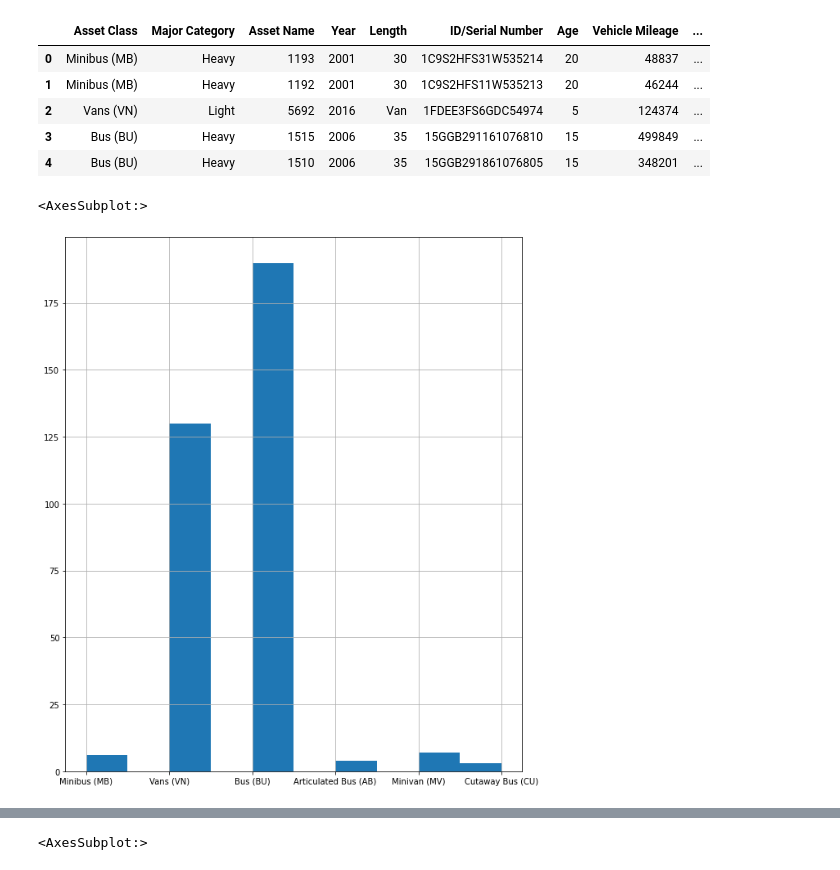
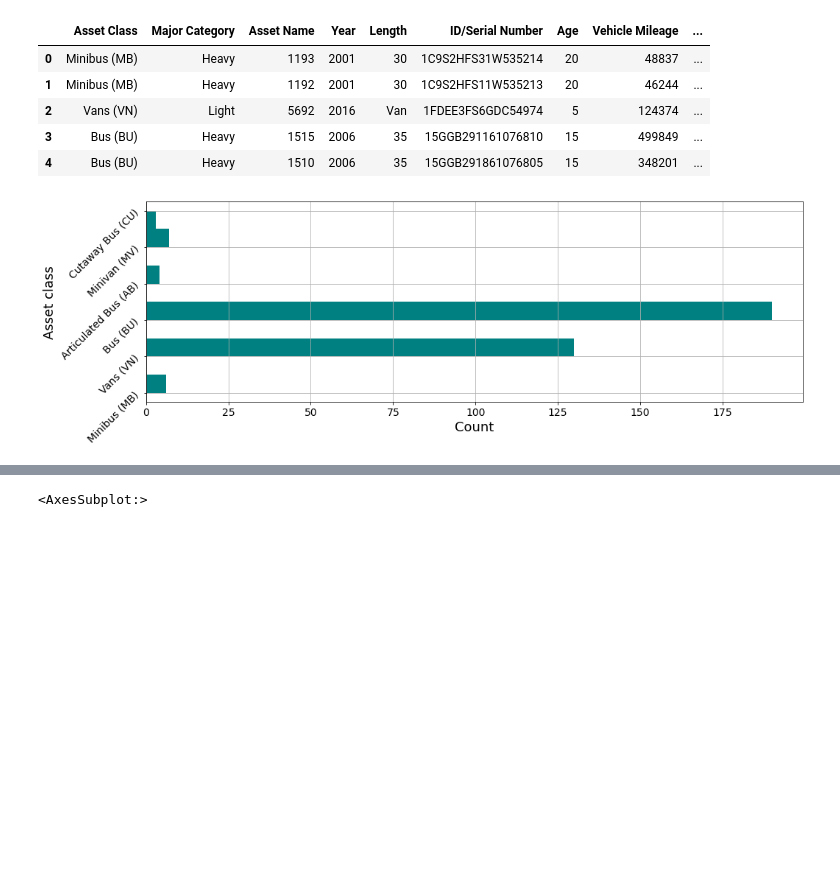
Before and after one commit to narslab/transit-electrification-futures, a Jupyter notebook: bin/jupyter/vehicles.ipynb, the cells around one changed output, grey strips where cells are left out. Drawn from its saved outputs; the diff is of its cells as text; code cells hidden in the pictures; blank space fills up the shorter version.

```diff
--- a/bin/jupyter/vehicles.ipynb
+++ b/bin/jupyter/vehicles.ipynb
@@ -47,8 +47,13 @@ df4.head()
 | 3 | Bus (BU) | Heavy | 1515 | 2006 | 35 | 15GGB291161076810 | 15 | 499849 | ... |
 | 4 | Bus (BU) | Heavy | 1510 | 2006 | 35 | 15GGB291861076805 | 15 | 348201 | ... |
 # %%
-df4['Asset Class'].hist(figsize = (10,12))
+fig, ax = plt.subplots()
+df4['Asset Class'].hist(rwidth=20 , figsize = (16,5), orientation='horizontal', color='teal')
+plt.ylabel("Asset class", fontsize=18)
+plt.xlabel("Count", fontsize=18)
+plt.yticks(fontsize=14, rotation = 45)
+plt.xticks(fontsize=14)
+fig.savefig(r'../../figures/hist-fleet-type1.png', dpi=400, bbox_inches='tight')
 # %% [output]
-<AxesSubplot:>
-[figure, old version]
+[figure, new version]
 # %%
```
Also changed, not shown: parts of 15 cells of this notebook, 38 other files.
